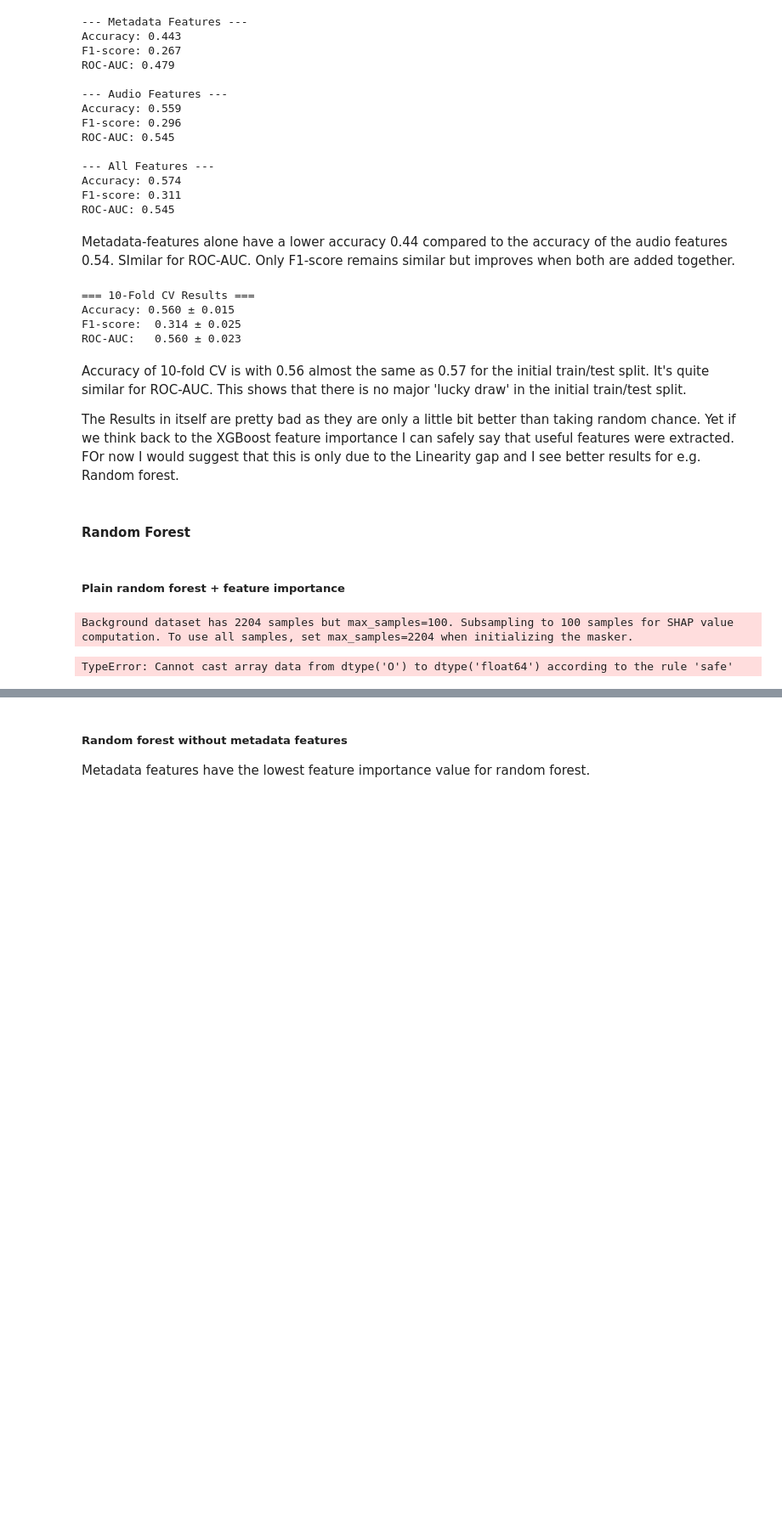
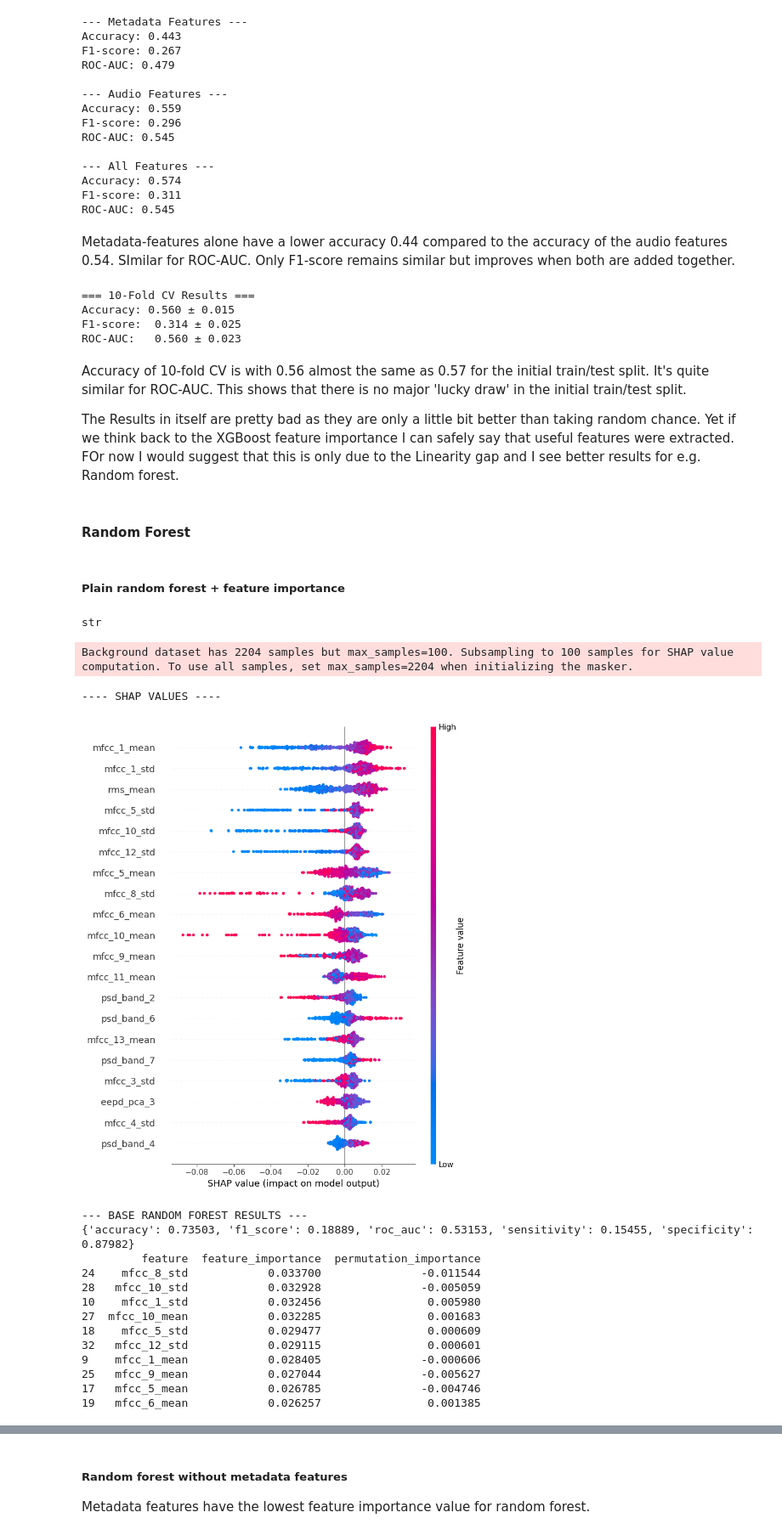
Before and after one commit to HannesBenda/coughvid, a Jupyter notebook: eda_KI4h.ipynb, the cells around one changed output, grey strips where cells are left out. Shown at 85% size. Saved outputs shown, nothing was run; the diff lists cells and outputs as text; code cells hidden in the pictures; blank space fills up the shorter version.

Commit message:
supervised+k-means

```diff
--- a/eda_KI4h.ipynb
+++ b/eda_KI4h.ipynb
@@ -1151,7 +1146,9 @@ def run_random_forest(X, y, single_run=True, n_estimators=200, max_depth=8, min_
         # SHAP
         explainer = shap.Explainer(rf_model, X_train)
         shap_values = explainer(X_test)
-
+        print("---- SHAP VALUES ----")
+        #print(shap_values)
+        shap.summary_plot(shap_values[:, :, 1], X_test)
 
         # feature importance
         feature_importance = pd.DataFrame({
@@ -1172,17 +1169,32 @@ def run_random_forest(X, y, single_run=True, n_estimators=200, max_depth=8, min_
 # %%
 # 1. Ensure absolute column consistency
 df_encoded = pd.get_dummies(df_ml_ready.copy(), columns=['gender', 'fever_muscle_pain', 'respiratory_condition'], drop_first=True)
 # 2. Define X and y BEFORE the split
-X = df_encoded.drop(columns=['diagnosis'], errors='ignore')
+X = df_encoded.select_dtypes(include=['number'])
 y = (df_encoded['diagnosis'] == 'COVID-19').astype(int)
 print(X.columns.dtype)
 
 result, feature_importance = run_random_forest(X, y)
 
 print("--- BASE RANDOM FOREST RESULTS ---")
 print(result)
 feature_importance.to_csv("feature_importance.csv", sep=";", decimal=",", index=False)
 print(feature_importance.head(10))
 # %% [output]
-Background dataset has 2204 samples but max_samples=100. Subsampling to 100 samples for SHAP value computation. To use all samples, set max_samples=2204 when initializing the masker.
+str
-TypeError: Cannot cast array data from dtype('O') to dtype('float64') according to the rule 'safe'
+Background dataset has 2204 samples but max_samples=100. Subsampling to 100 samples for SHAP value computation. To use all samples, set max_samples=2204 when initializing the masker.
+---- SHAP VALUES ----
+[figure, added]
+--- BASE RANDOM FOREST RESULTS ---
+{'accuracy': 0.73503, 'f1_score': 0.18889, 'roc_auc': 0.53153, 'sensitivity': 0.15455, 'specificity': 0.87982}
+         feature  feature_importance  permutation_importance
+24    mfcc_8_std            0.033700               -0.011544
+28   mfcc_10_std            0.032928               -0.005059
+10    mfcc_1_std            0.032456                0.005980
+27  mfcc_10_mean            0.032285                0.001683
+18    mfcc_5_std            0.029477                0.000609
+32   mfcc_12_std            0.029115                0.000601
+9    mfcc_1_mean            0.028405               -0.000606
+25   mfcc_9_mean            0.027044               -0.005627
+17   mfcc_5_mean            0.026785               -0.004746
+19   mfcc_6_mean            0.026257                0.001385
```
Also changed, not shown: parts of 15 cells of this notebook.
